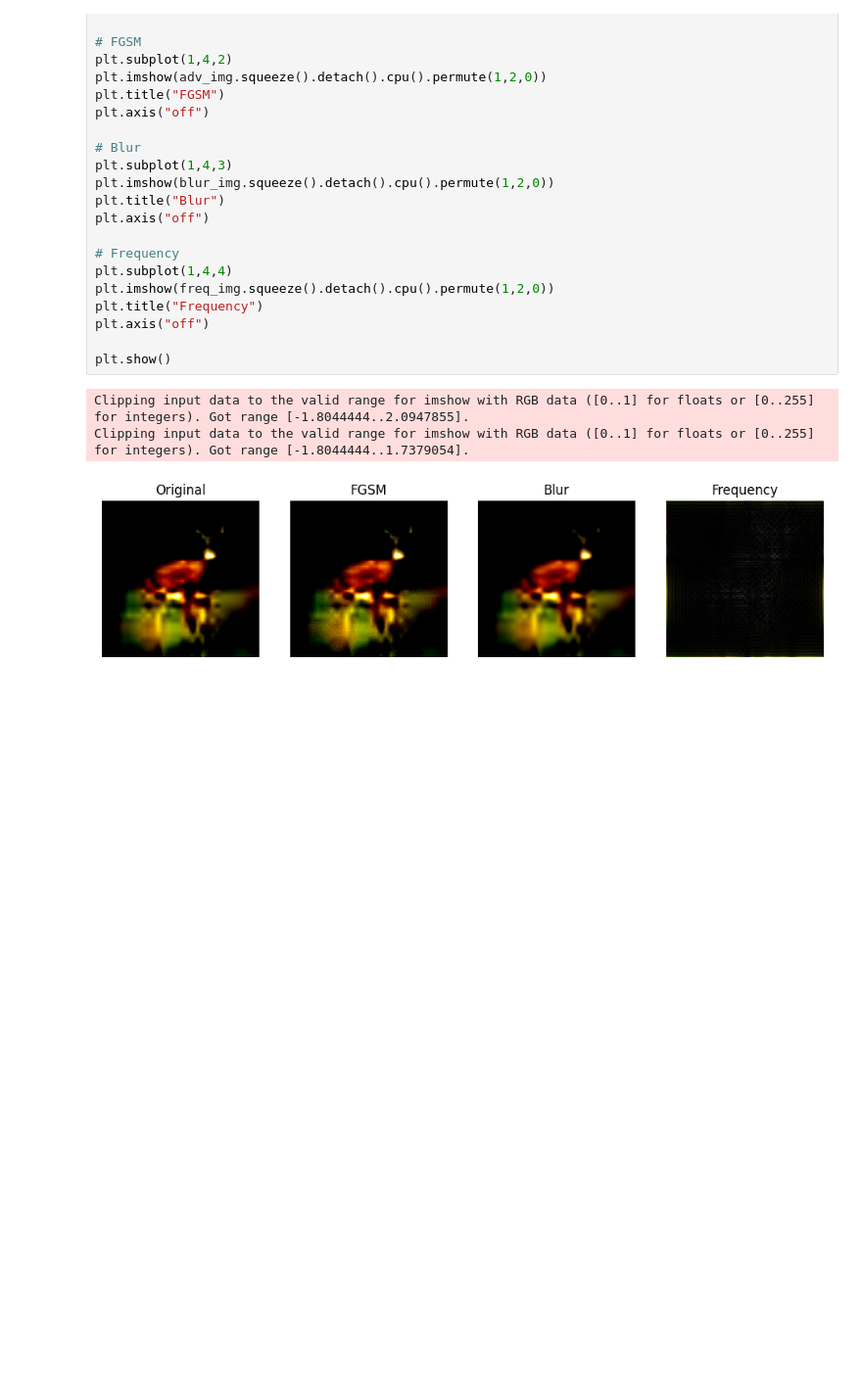
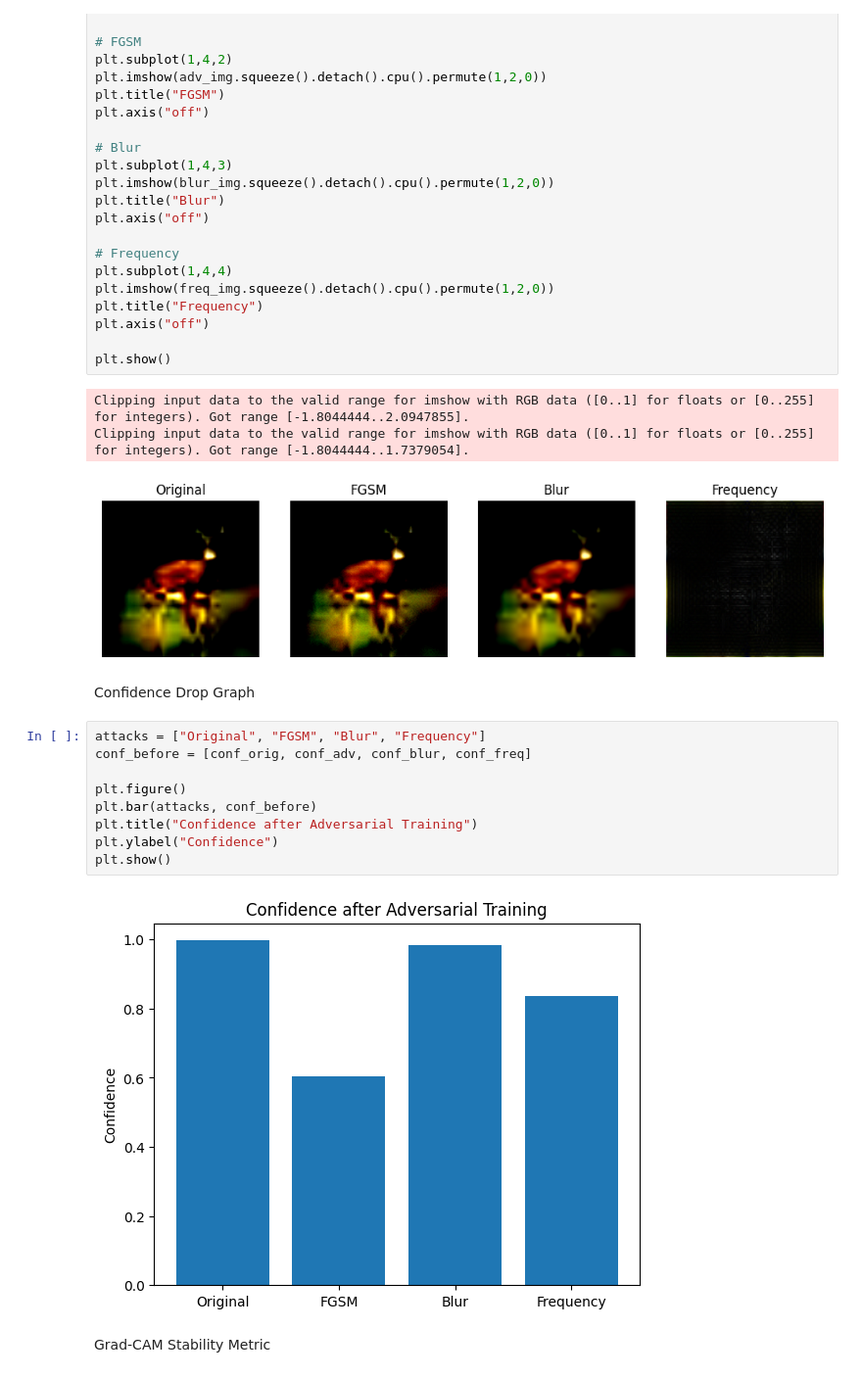
Before and after one commit to kaviya-ns/Deep-Shield, a Jupyter notebook: main.ipynb, the cells around one changed output. Shown at 98% size. Drawn from its saved outputs; the diff is of its cells as text; blank space fills up the shorter version.

```diff
--- a/main.ipynb
+++ b/main.ipynb
@@ -828,3 +859,18 @@ plt.show()
 Clipping input data to the valid range for imshow with RGB data ([0..1] for floats or [0..255] for integers). Got range [-1.8044444..2.0947855].
 Clipping input data to the valid range for imshow with RGB data ([0..1] for floats or [0..255] for integers). Got range [-1.8044444..1.7379054].
 [figure]
+# %% [markdown]
+Confidence Drop Graph
+# %%
+attacks = ["Original", "FGSM", "Blur", "Frequency"]
+conf_before = [conf_orig, conf_adv, conf_blur, conf_freq]
+
+plt.figure()
+plt.bar(attacks, conf_before)
+plt.title("Confidence after Adversarial Training")
+plt.ylabel("Confidence")
+plt.show()
+# %% [output]
+[figure, added]
+# %% [markdown]
+Grad-CAM Stability Metric
```
Also changed, not shown: parts of 16 cells of this notebook.
